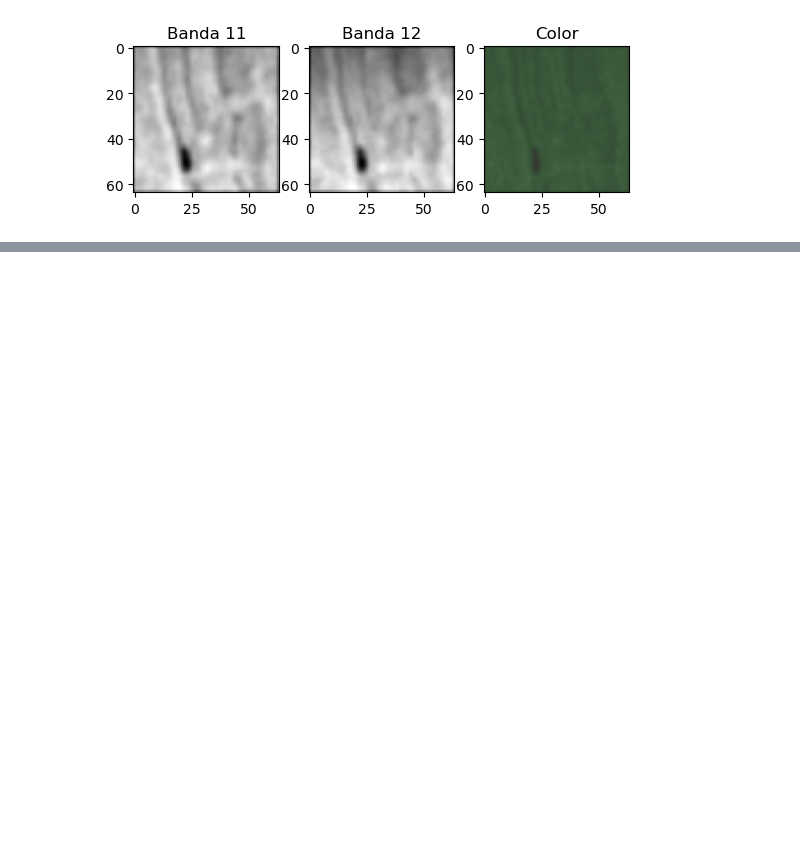
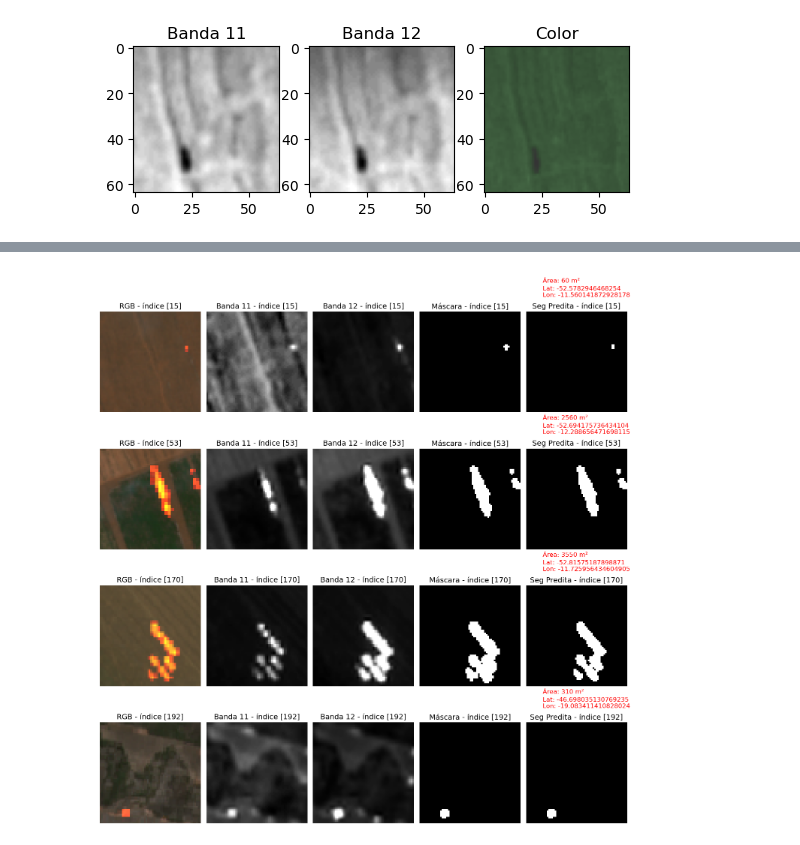
Before and after one commit to crisb2reis/mestrado, a Jupyter notebook: 4-visualizacao_testes.ipynb, the cells around one changed output, grey strips where cells are left out. Cells and saved outputs as stored; diff of their text form; code cells hidden in the pictures; blank space fills up the shorter version.

```diff
--- a/4-visualizacao_testes.ipynb
+++ b/4-visualizacao_testes.ipynb
@@ -68,6 +74,8 @@ def build_unet(input_shape):
 
 my_unet = build_unet(input_shape=(IMG_HEIGHT, IMG_WIDTH, IMG_CHANNELS))
 my_unet.compile(optimizer=Adam(learning_rate=1e-4),  loss='binary_crossentropy', metrics=['accuracy'])
+# %%
+diretorio_dados = "/home/emanoelcepr/Imagens/imagens_originais/Sentinel-2/dados/"
 # %%
 # Defina o diretório onde os arquivos foram salvos
 
@@ -275,0 +297,85 @@ Nenhum pixel com valor 1 encontrado na matriz.
+# %%
+# Função para encontrar a latitude e longitude do primeiro pixel com valor superior a 180 em uma imagem
+def encontrar_latitude_longitude_por_posicao(id_imagem):
+    # Ler o arquivo metadata.csv
+    metadata_file = os.path.join(diretorio_dados, "metadados.csv")
+    df_metadados = pd.read_csv(metadata_file)
+
+    # Encontrar a linha correspondente à imagem pelo índice da imagem
+    row = df_metadados[df_metadados["ID_Imagem"] == id_imagem]
+
+    # Obter os valores de latitude e longitude
+    latitude = row["Latitude"]
+    longitude = row["Longitude"]
+
+    return np.mean(latitude), np.mean(longitude)
+
+def plot_resultado(quantidade=4, random=14):
+    # indices = df_test.sample(quantidade, random_state=random).index.values
+    indices = [15, 53, 170, 192]
+    plt.figure(figsize=(15, 15))
+    j = 1
+
+    lista_imagens = []
+
+    # Listar todos os arquivos no diretório
+    arquivos = os.listdir(diretorio_imagens)
+
+    # Filtrar os arquivos para incluir somente os que contêm "Wildfires"
+    arquivos_filtrados = [arquivo for arquivo in arquivos if "Wildfires" in arquivo]
+
+    # Ordenar os arquivos filtrados em ordem alfabética
+    arquivos_filtrados.sort()
+
+    # Iterar sobre os arquivos filtrados e carregar as imagens .tiff no array
+    for arquivo in arquivos_filtrados:
+        caminho_arquivo = os.path.join(diretorio_imagens, arquivo)
+        imagem = Image.open(caminho_arquivo)
+        lista_imagens.append(imagem)
+
+    for i in range(quantidade):
+        # rgb = Z_test[indices[i], :, :, 0].reshape((IMG_HEIGHT, IMG_WIDTH))
+        rgb = lista_imagens[indices[i]]
+        b1 = X_test[indices[i], :, :, 0].reshape((IMG_HEIGHT, IMG_WIDTH))
+        b2 = X_test[indices[i], :, :, 1].reshape((IMG_HEIGHT, IMG_WIDTH))
+        seg = Y_test.reshape((-1, IMG_HEIGHT, IMG_WIDTH))[indices[i]]
+        img_pred = preds_test_thresh[indices[i]].reshape((IMG_HEIGHT, IMG_WIDTH))
+
+        imgs = [b1, b2, seg]
+
+        plt.subplot(quantidade, 5, j)
+        plt.imshow(rgb)
+        plt.title('RGB - índice [' + str(indices[i]) + ']', fontsize=14)
+        plt.axis('off')
+        j += 1
+
+        for img, nome in zip(imgs, ['Banda 11', 'Banda 12', 'Máscara']):
+            plt.subplot(quantidade, 5, j)
+            plt.imshow(img, cmap='gray')
+            plt.title(f"{nome} - índice [{indices[i]}]", fontsize=14)
+            plt.axis('off')
+            j += 1
+
+        # Calcular a área total representada pelos pixels "true" na imagem "Segmentação Predita"
+        area_total_m2 = calcular_area_total(img_pred)
+
+        # Encontrar a latitude e longitude para a imagem de ID
+        latitude, longitude = encontrar_latitude_longitude_por_posicao(indices[i])
+
+        # Adicionar o valor da área abaixo da label "Segmentação Predita"
+        plt.subplot(quantidade, 5, j)
+        plt.imshow(img_pred, cmap='gray')
+        plt.title(f"Seg Predita - índice [{indices[i]}]", fontsize=14)
+        plt.text(10, -22, f"\nÁrea: {area_total_m2[0]} m²", ha='left', va='center', fontsize=12, color='red')
+        plt.text(10, -15, f"\nLat: {latitude} \nLon: {longitude}", ha='left', va='center', fontsize=12, color='red')
+        plt.axis('off')
+        j += 1
+
+    plt.tight_layout()
+    plt.show()
+
+# Substitua Z_test, X_test, Y_test e preds_test_thresh pelas matrizes adequadas.
+
+plot_resultado()
+# %% [output]
+[figure, added]
```
Also changed, not shown: parts of 11 cells of this notebook, 3 other files.
